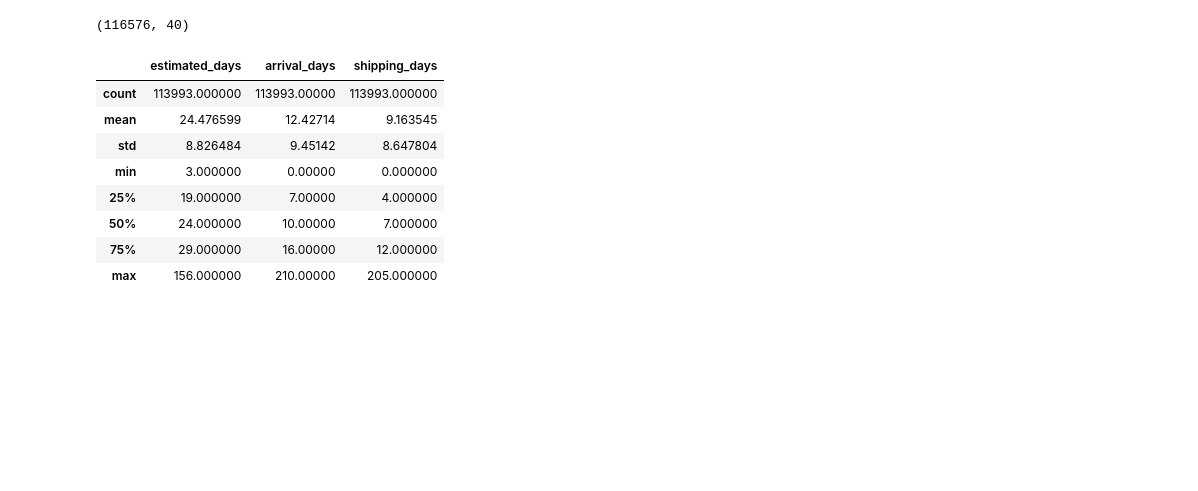
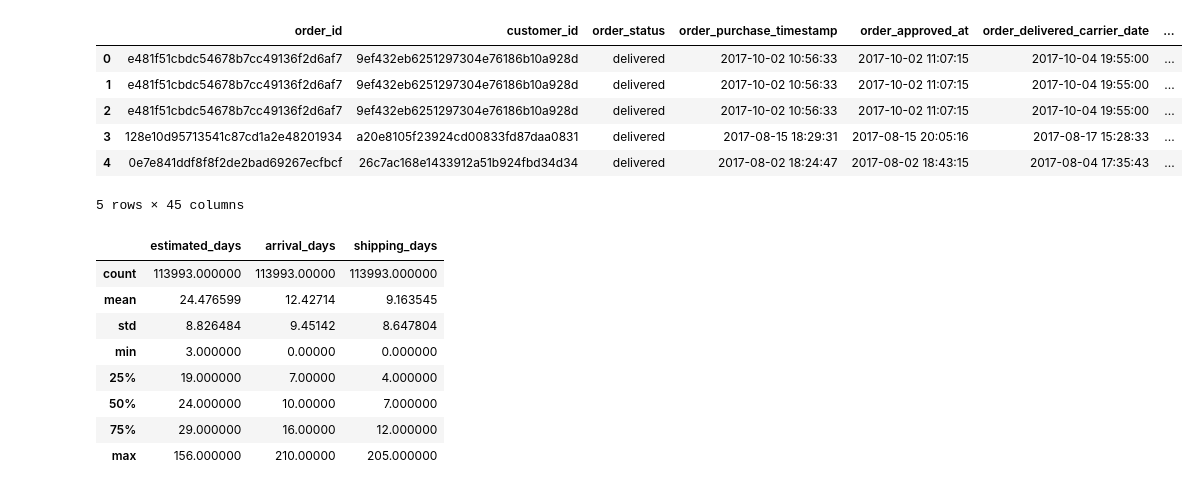
Before and after one commit to SamTerstappen99/MachineLearning-Group6, a Jupyter notebook: Sam General Analysis .ipynb, the cells around one changed output. Saved outputs shown, nothing was run; the diff lists cells and outputs as text; code cells hidden in the pictures; blank space fills up the shorter version.

```diff
--- a/Sam General Analysis .ipynb
+++ b/Sam General Analysis .ipynb
@@ -19,16 +20,25 @@ olist_category = pd.read_csv('product_category_name_translation.csv')
 # %%
 # Merge the datasets
 olist_new = olist_orders.merge(olist_items, on='order_id', how='left')
 olist_new = olist_new.merge(olist_order_payments, on='order_id', how='outer', validate='m:m')
 olist_new = olist_new.merge(olist_reviews, on='order_id', how='outer')
 olist_new = olist_new.merge(olist_products, on='product_id', how='outer')
 olist_new = olist_new.merge(olist_customers, on='customer_id', how='outer')
 olist_new = olist_new.merge(olist_sellers, on='seller_id', how='outer')
-olist_new= olist_new.merge(olist_category, on='product_category_name', how='inner')
+olist_new = olist_new.merge(olist_category, on='product_category_name', how='inner')
+olist_new = olist_new.merge(olist_geolocation, "left", left_on=["customer_zip_code_prefix"], right_on=["geolocation_zip_code_prefix"]) # merge customer location into order
+
 
 olist_new.shape
+olist_new.head()
 # %% [output]
+|  | order_id | customer_id | order_status | order_purchase_timestamp | order_approved_at | order_delivered_carrier_date | ... |
+| 0 | e481f51cbdc54678b7cc49136f2d6af7 | 9ef432eb6251297304e76186b10a928d | delivered | 2017-10-02 10:56:33 | 2017-10-02 11:07:15 | 2017-10-04 19:55:00 | ... |
+| 1 | e481f51cbdc54678b7cc49136f2d6af7 | 9ef432eb6251297304e76186b10a928d | delivered | 2017-10-02 10:56:33 | 2017-10-02 11:07:15 | 2017-10-04 19:55:00 | ... |
+| 2 | e481f51cbdc54678b7cc49136f2d6af7 | 9ef432eb6251297304e76186b10a928d | delivered | 2017-10-02 10:56:33 | 2017-10-02 11:07:15 | 2017-10-04 19:55:00 | ... |
+| 3 | 128e10d95713541c87cd1a2e48201934 | a20e8105f23924cd00833fd87daa0831 | delivered | 2017-08-15 18:29:31 | 2017-08-15 20:05:16 | 2017-08-17 15:28:33 | ... |
+| 4 | 0e7e841ddf8f8f2de2bad69267ecfbcf | 26c7ac168e1433912a51b924fbd34d34 | delivered | 2017-08-02 18:24:47 | 2017-08-02 18:43:15 | 2017-08-04 17:35:43 | ... |
-(116576, 40)
+5 rows × 45 columns
 # %%
 # Missing Values
 # %%
```
Also changed, not shown: parts of 3 cells of this notebook, 1 other file.
